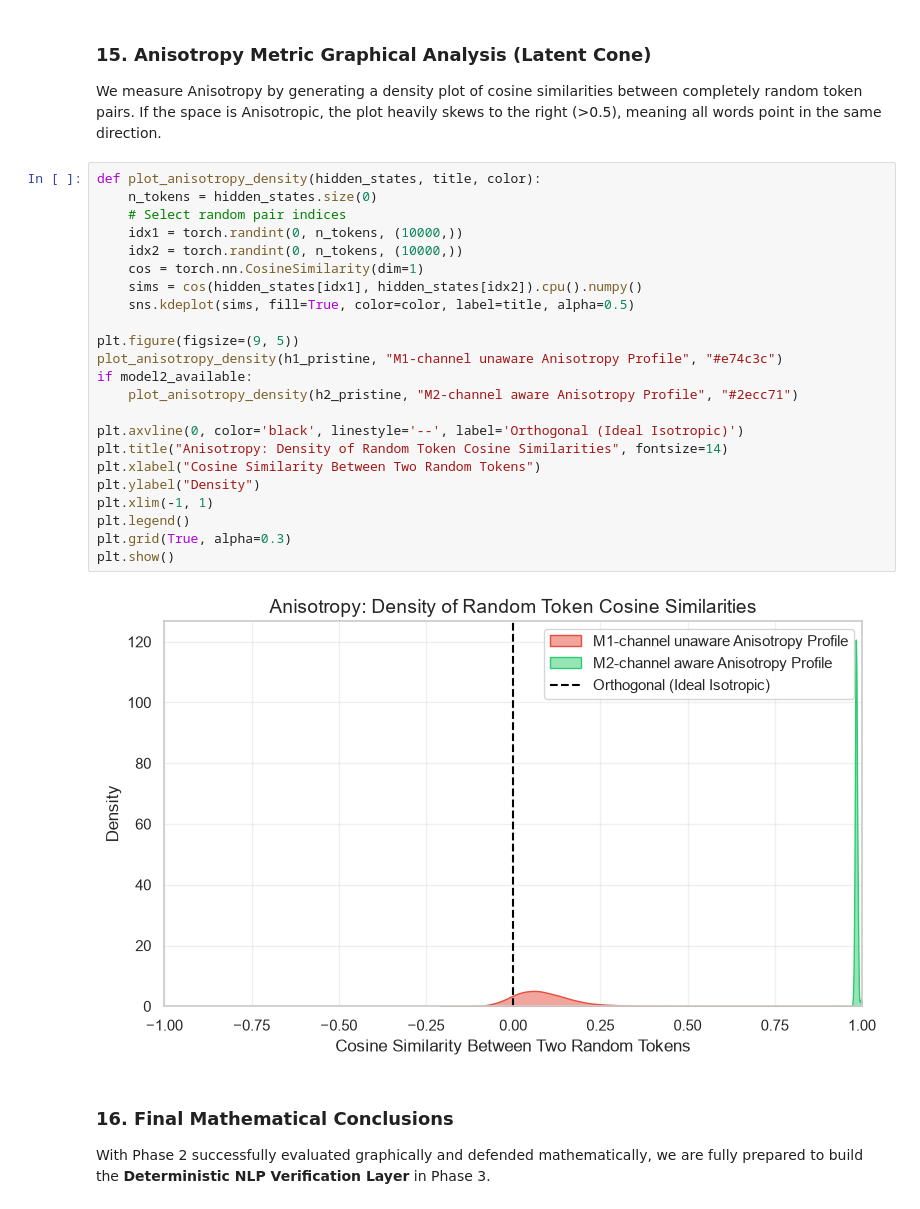
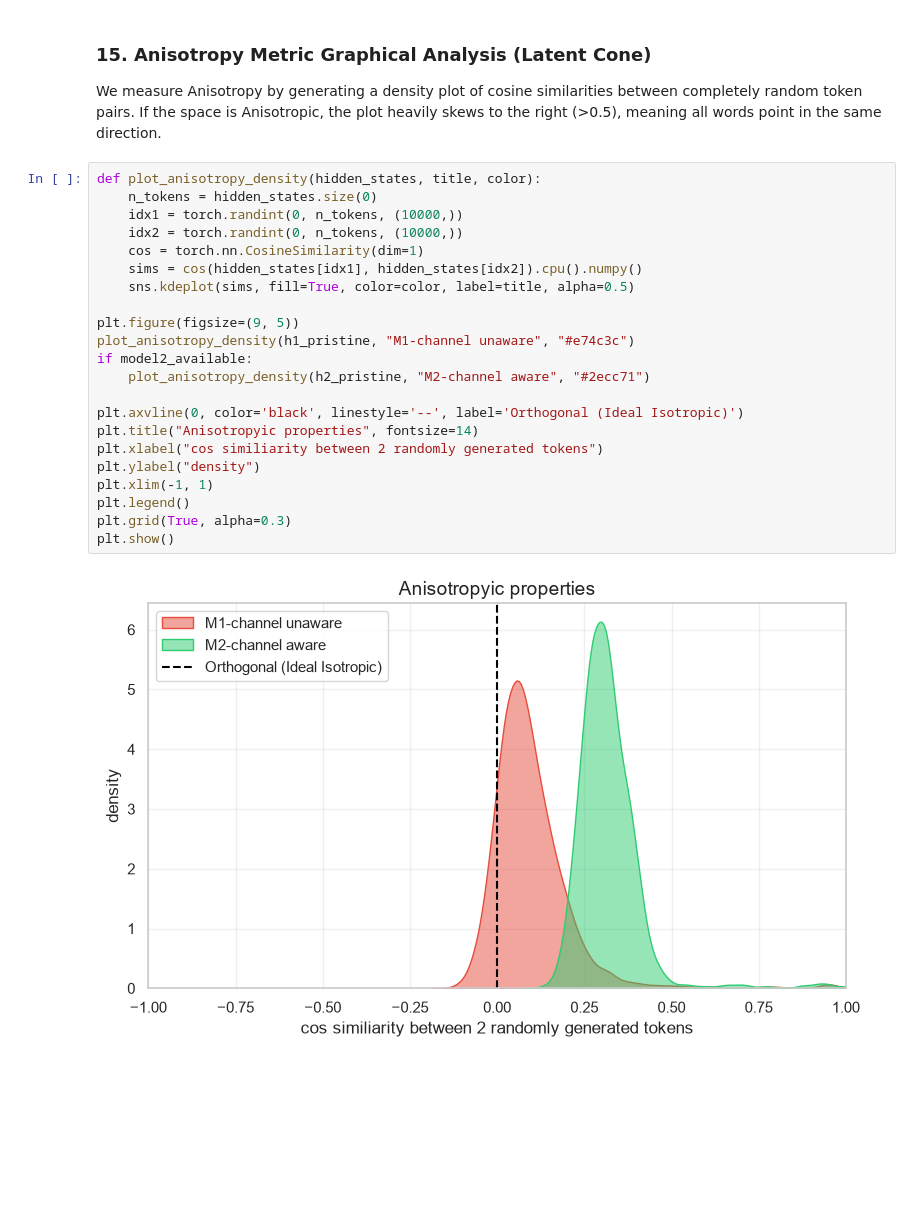
Before and after one commit to arpit-raj-001/semantic_communication_for_6G, a Jupyter notebook: notebooks/00_phase_2_mathematical_analysis.ipynb, the cells around one changed output. Saved outputs shown, nothing was run; the diff lists cells and outputs as text; blank space fills up the shorter version.

Commit message:
finishing phase 2

```diff
--- a/notebooks/00_phase_2_mathematical_analysis.ipynb
+++ b/notebooks/00_phase_2_mathematical_analysis.ipynb
@@ -468,29 +467,25 @@ We measure Anisotropy by generating a density plot of cosine similarities betwee
 # %%
 def plot_anisotropy_density(hidden_states, title, color):
     n_tokens = hidden_states.size(0)
-    # Select random pair indices
     idx1 = torch.randint(0, n_tokens, (10000,))
     idx2 = torch.randint(0, n_tokens, (10000,))
     cos = torch.nn.CosineSimilarity(dim=1)
     sims = cos(hidden_states[idx1], hidden_states[idx2]).cpu().numpy()
     sns.kdeplot(sims, fill=True, color=color, label=title, alpha=0.5)
 
 plt.figure(figsize=(9, 5))
-plot_anisotropy_density(h1_pristine, "M1-channel unaware Anisotropy Profile", "#e74c3c")
+plot_anisotropy_density(h1_pristine, "M1-channel unaware", "#e74c3c")
 if model2_available:
-    plot_anisotropy_density(h2_pristine, "M2-channel aware Anisotropy Profile", "#2ecc71")
+    plot_anisotropy_density(h2_pristine, "M2-channel aware", "#2ecc71")
 
 plt.axvline(0, color='black', linestyle='--', label='Orthogonal (Ideal Isotropic)')
-plt.title("Anisotropy: Density of Random Token Cosine Similarities", fontsize=14)
-plt.xlabel("Cosine Similarity Between Two Random Tokens")
-plt.ylabel("Density")
+plt.title("Anisotropyic properties", fontsize=14)
+plt.xlabel("cos similiarity between 2 randomly generated tokens")
+plt.ylabel("density")
 plt.xlim(-1, 1)
 plt.legend()
 plt.grid(True, alpha=0.3)
 plt.show()
 # %% [output]
-[figure, old version]
+[figure, new version]
-# %% [markdown]
-### 16. Final Mathematical Conclusions
-With Phase 2 successfully evaluated graphically and defended mathematically, we are fully prepared to build the **Deterministic NLP Verification Layer** in Phase 3.
 # %% [markdown]
```
Also changed, not shown: parts of 21 cells of this notebook, 15 other files.
